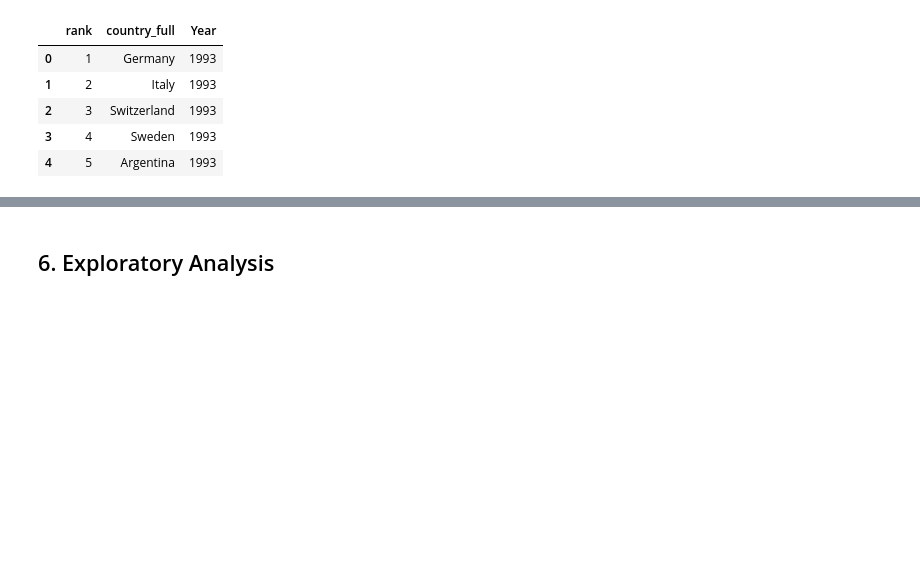
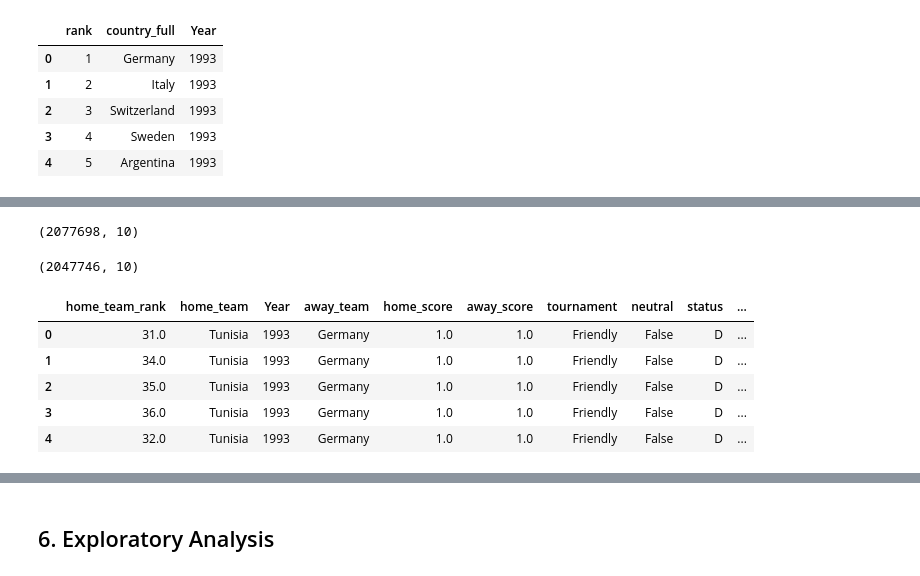
Before and after one commit to mburu-mwangi/Moringa-Machine-Learning-Wk-1, a Jupyter notebook: Moringa_Data_Science_Core_W6_Independent_Project_2021_10_Alfonce_Mwangi_Python_Notebook.ipynb, the cells around one changed output, grey strips where cells are left out. Drawn from its saved outputs; the diff is of its cells as text; code cells hidden in the pictures; blank space fills up the shorter version.

```diff
--- a/Moringa_Data_Science_Core_W6_Independent_Project_2021_10_Alfonce_Mwangi_Python_Notebook.ipynb
+++ b/Moringa_Data_Science_Core_W6_Independent_Project_2021_10_Alfonce_Mwangi_Python_Notebook.ipynb
@@ -496,0 +530,5 @@ process.tail()
+# %%
+# Renaming the columns so as to merge
+#
+df_2= c.rename(columns = {'country_full': 'away_team'}, inplace = False)
+df_2.head()
@@ -496,0 +542,7 @@ process.tail()
+# %%
+# merging
+#
+process_2 = pd.merge(process,df_2, how='right',on=['Year','away_team'])
+process_2.shape
+# %% [output]
+(2077698, 10)
@@ -496,0 +553,17 @@ process.tail()
+# %%
+# Dropping null values
+#
+process_2 = process_2.dropna()
+process_2.shape
+# %% [output]
+(2047746, 10)
+# %%
+# checking the data
+process_2.head()
+# %% [output]
+|  | home_team_rank | home_team | Year | away_team | home_score | away_score | tournament | neutral | status | ... |
+| 0 | 31.0 | Tunisia | 1993 | Germany | 1.0 | 1.0 | Friendly | False | D | ... |
+| 1 | 34.0 | Tunisia | 1993 | Germany | 1.0 | 1.0 | Friendly | False | D | ... |
+| 2 | 35.0 | Tunisia | 1993 | Germany | 1.0 | 1.0 | Friendly | False | D | ... |
+| 3 | 36.0 | Tunisia | 1993 | Germany | 1.0 | 1.0 | Friendly | False | D | ... |
+| 4 | 32.0 | Tunisia | 1993 | Germany | 1.0 | 1.0 | Friendly | False | D | ... |
```
Also changed, not shown: parts of 20 cells of this notebook.
